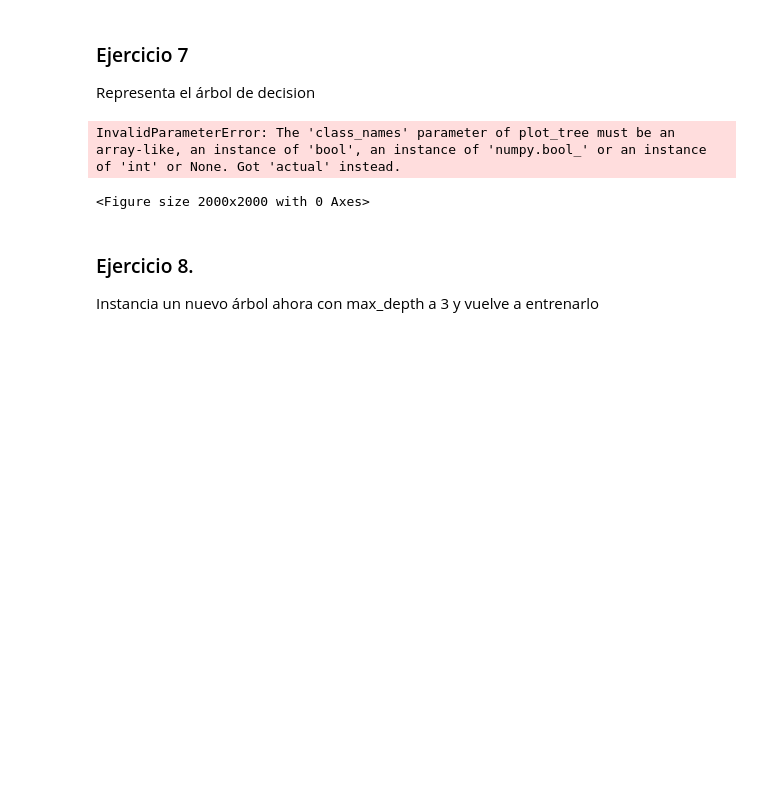
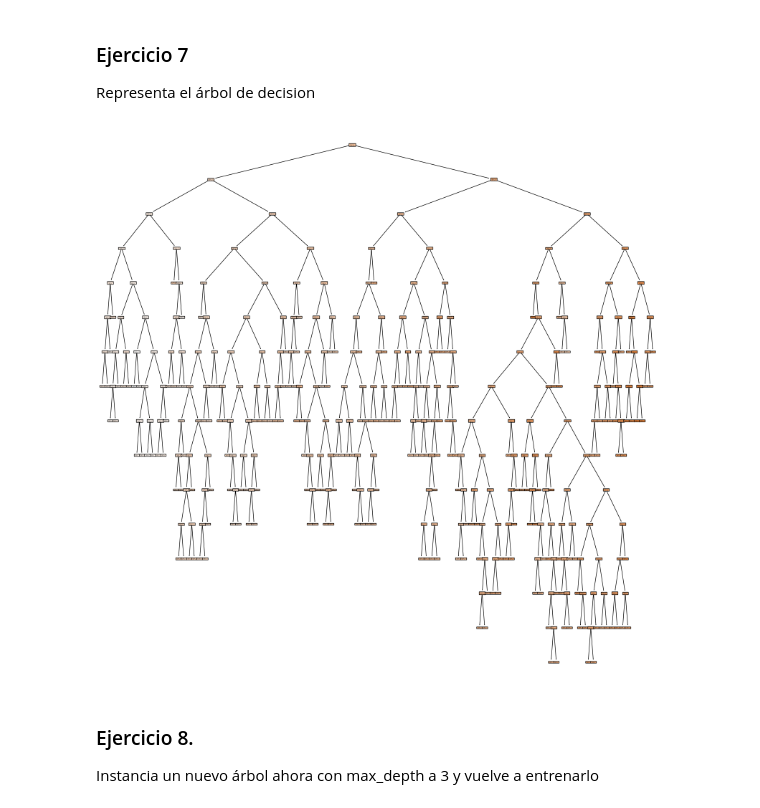
Before and after one commit to njisly/online_ds_thebridge_Nur, a Jupyter notebook: ejercicios/04_Machine_Learning/Sprint_13/Unidad_01/Ejercicios_Workout/14_Ejercicios_Regresion_SOL.ipynb, the cells around one changed output. Cells and saved outputs as stored; diff of their text form; code cells hidden in the pictures; blank space fills up the shorter version.

```diff
--- a/ejercicios/04_Machine_Learning/Sprint_13/Unidad_01/Ejercicios_Workout/14_Ejercicios_Regresion_SOL.ipynb
+++ b/ejercicios/04_Machine_Learning/Sprint_13/Unidad_01/Ejercicios_Workout/14_Ejercicios_Regresion_SOL.ipynb
@@ -112,12 +112,10 @@ Representa el árbol de decision
 # %%
 
 plt.figure(figsize=(20,20))
 sklearn.tree.plot_tree(dtr, feature_names=X.columns,
-                      class_names='actual',
                       filled=True);
 # %% [output]
-InvalidParameterError: The 'class_names' parameter of plot_tree must be an array-like, an instance of 'bool', an instance of 'numpy.bool_' or an instance of 'int' or None. Got 'actual' instead.
-<Figure size 2000x2000 with 0 Axes>
+[figure, added]
 # %% [markdown]
 ### Ejercicio 8.
 
```
Also changed, not shown: parts of 8 cells of this notebook.
